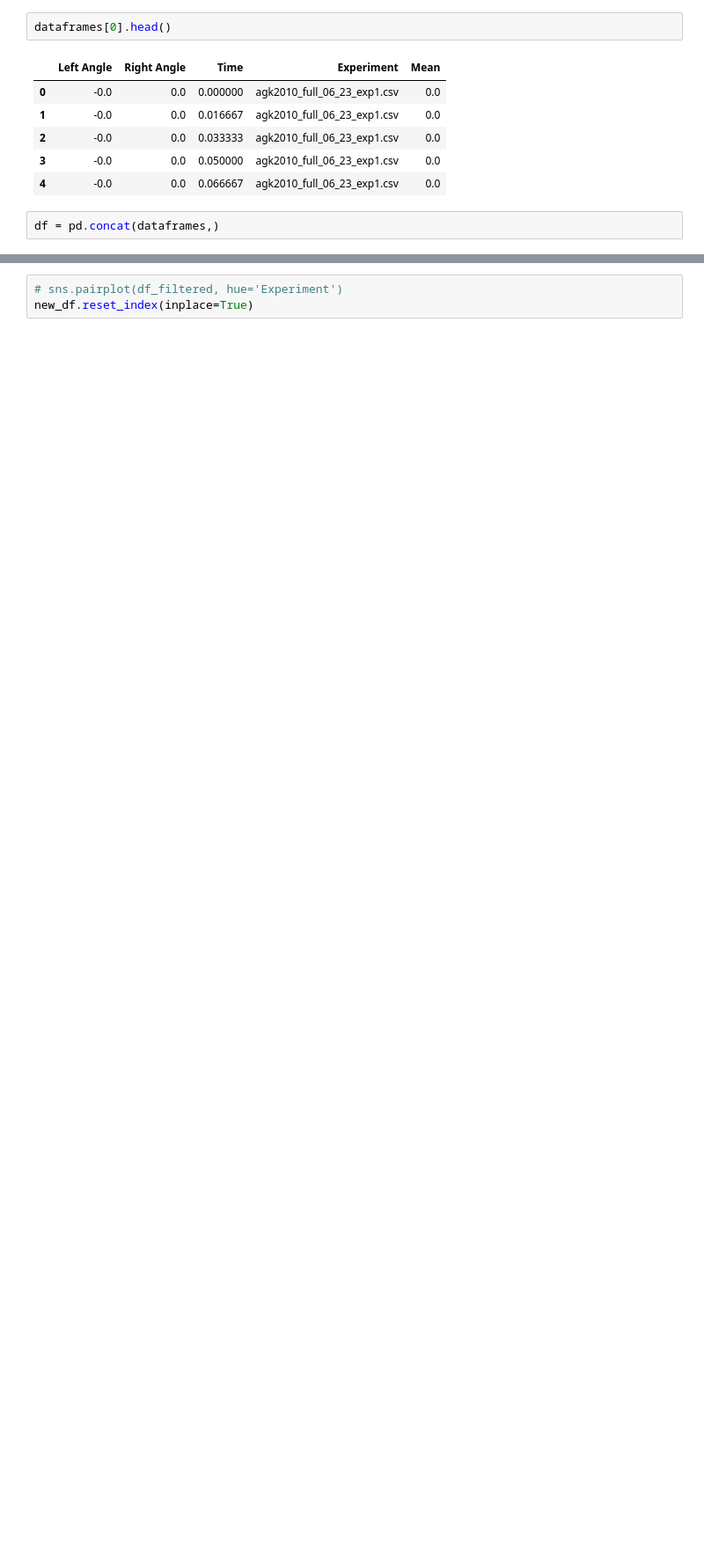
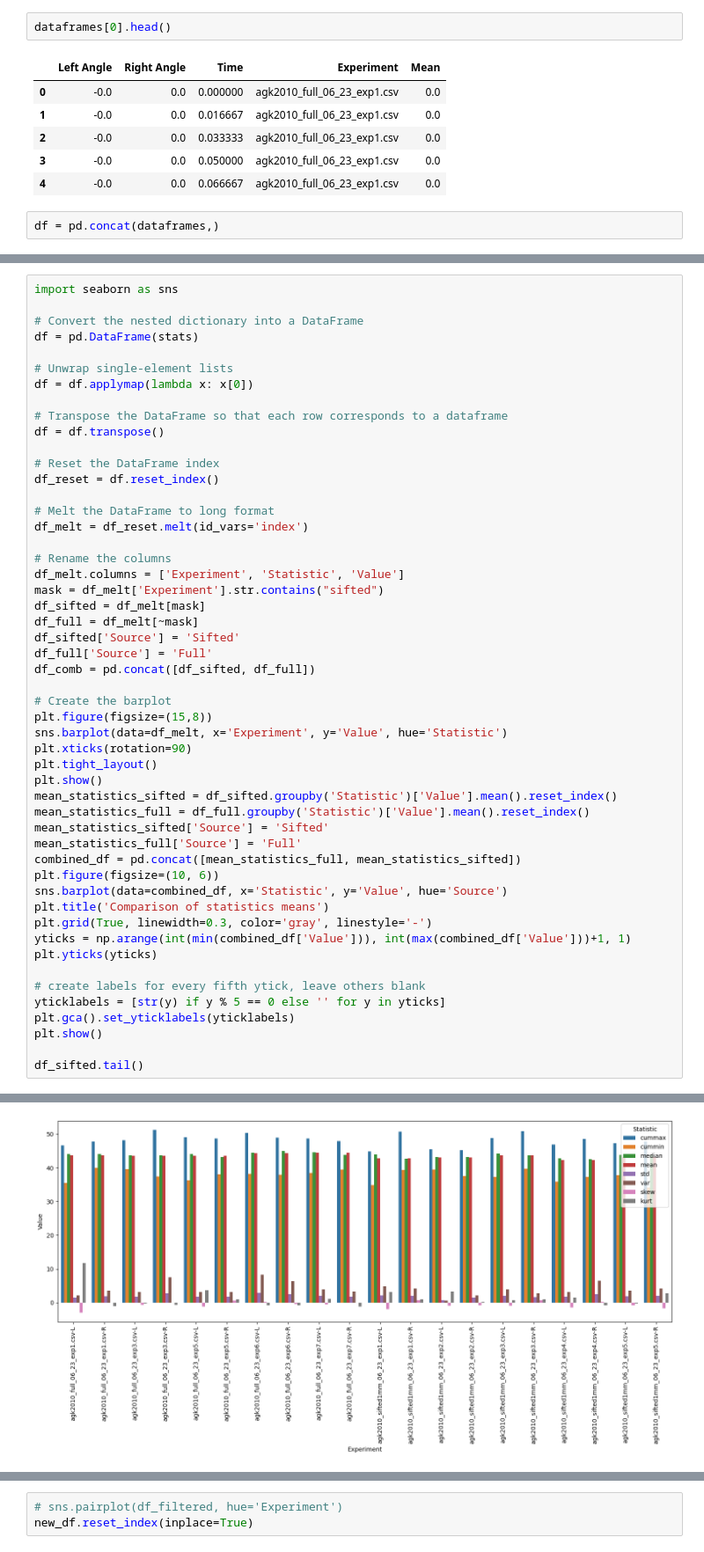
Before and after one commit to adamkolusz/slope-finder, a Jupyter notebook: src/csv_analyzer.ipynb, the cells around one changed output, grey strips where cells are left out. Shown: that part at 88% size. Drawn from its saved outputs; the diff is of its cells as text; blank space fills up the shorter version.

```diff
--- a/src/csv_analyzer.ipynb
+++ b/src/csv_analyzer.ipynb
@@ -211,0 +289,52 @@ Cropped Critical Values:
+# %%
+import seaborn as sns
+
+# Convert the nested dictionary into a DataFrame
+df = pd.DataFrame(stats)
+
+# Unwrap single-element lists
+df = df.applymap(lambda x: x[0])
+
+# Transpose the DataFrame so that each row corresponds to a dataframe
+df = df.transpose()
+
+# Reset the DataFrame index
+df_reset = df.reset_index()
+
+# Melt the DataFrame to long format
+df_melt = df_reset.melt(id_vars='index')
+
+# Rename the columns
+df_melt.columns = ['Experiment', 'Statistic', 'Value']
+mask = df_melt['Experiment'].str.contains("sifted")
+df_sifted = df_melt[mask]
+df_full = df_melt[~mask]
+df_sifted['Source'] = 'Sifted'
+df_full['Source'] = 'Full'
+df_comb = pd.concat([df_sifted, df_full])
+
+# Create the barplot
+plt.figure(figsize=(15,8))
+sns.barplot(data=df_melt, x='Experiment', y='Value', hue='Statistic')
+plt.xticks(rotation=90)
+plt.tight_layout()
+plt.show()
+mean_statistics_sifted = df_sifted.groupby('Statistic')['Value'].mean().reset_index()
+mean_statistics_full = df_full.groupby('Statistic')['Value'].mean().reset_index()
+mean_statistics_sifted['Source'] = 'Sifted'
+mean_statistics_full['Source'] = 'Full'
+combined_df = pd.concat([mean_statistics_full, mean_statistics_sifted])
+plt.figure(figsize=(10, 6))
+sns.barplot(data=combined_df, x='Statistic', y='Value', hue='Source')
+plt.title('Comparison of statistics means')
+plt.grid(True, linewidth=0.3, color='gray', linestyle='-')
+yticks = np.arange(int(min(combined_df['Value'])), int(max(combined_df['Value']))+1, 1)
+plt.yticks(yticks)
+
+# create labels for every fifth ytick, leave others blank
+yticklabels = [str(y) if y % 5 == 0 else '' for y in yticks]
+plt.gca().set_yticklabels(yticklabels)
+plt.show()
+
+df_sifted.tail()
+# %% [output]
@@ -211,0 +351 @@ Cropped Critical Values:
+[figure, added]
```
Also changed, not shown: parts of 26 cells of this notebook, 4 other files.
